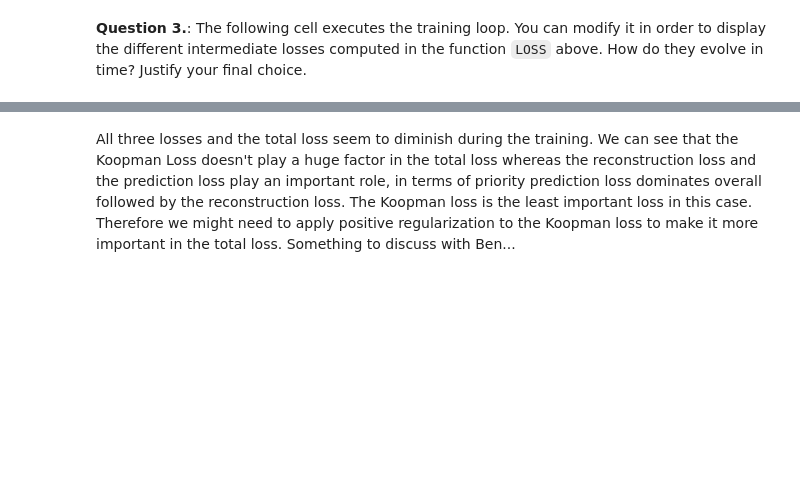
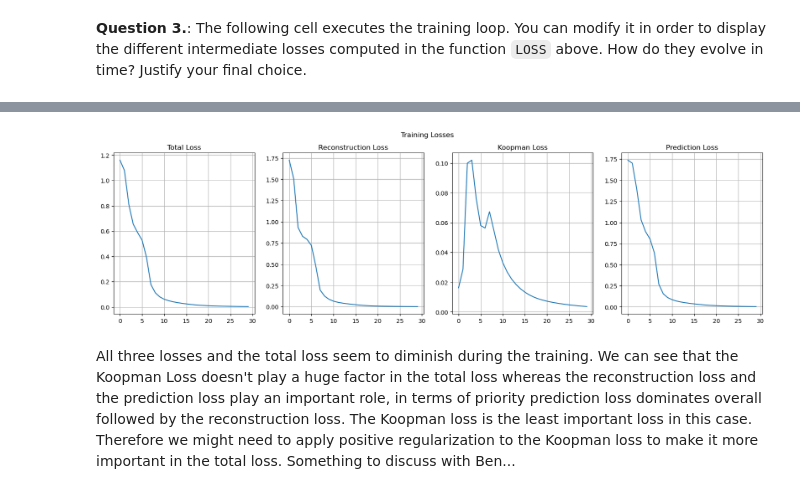
Before and after one commit to BenjaminDeporte/MVA_DLiP_5, a Jupyter notebook: TP5_Théo.ipynb, the cells around one changed output, grey strips where cells are left out. Saved outputs shown, nothing was run; the diff lists cells and outputs as text; code cells hidden in the pictures; blank space fills up the shorter version.

```diff
--- a/TP5_Théo.ipynb
+++ b/TP5_Théo.ipynb
@@ -504,3 +524,22 @@ Total Loss: 1.5720563809076944
+# %%
+fig, axs = plt.subplots(1, 4, figsize=(20, 5))
+fig.suptitle('Training Losses')
+axs[0].plot(total_losses)
+axs[0].set_title('Total Loss')
+axs[0].grid()
+axs[1].plot(reco_losses)
+axs[1].set_title('Reconstruction Loss')
+axs[1].grid()
+axs[2].plot(koop_losses)
+axs[2].set_title('Koopman Loss')
+axs[2].grid()
+axs[3].plot(pred_losses)
+axs[3].set_title('Prediction Loss')
+axs[3].grid()
+
+plt.show()
+# %% [output]
+[figure, added]
 # %% [markdown]
 All three losses and the total loss seem to diminish during the training. We can see that the Koopman Loss doesn't play a huge factor in the total loss whereas the reconstruction loss and the prediction loss play an important role, in terms of priority prediction loss dominates overall followed by the reconstruction loss. The Koopman loss is the least important loss in this case. Therefore we might need to apply positive regularization to the Koopman loss to make it more important in the total loss. Something to discuss with Ben...
 # %% [markdown]
```
Also changed, not shown: parts of 11 cells of this notebook.
